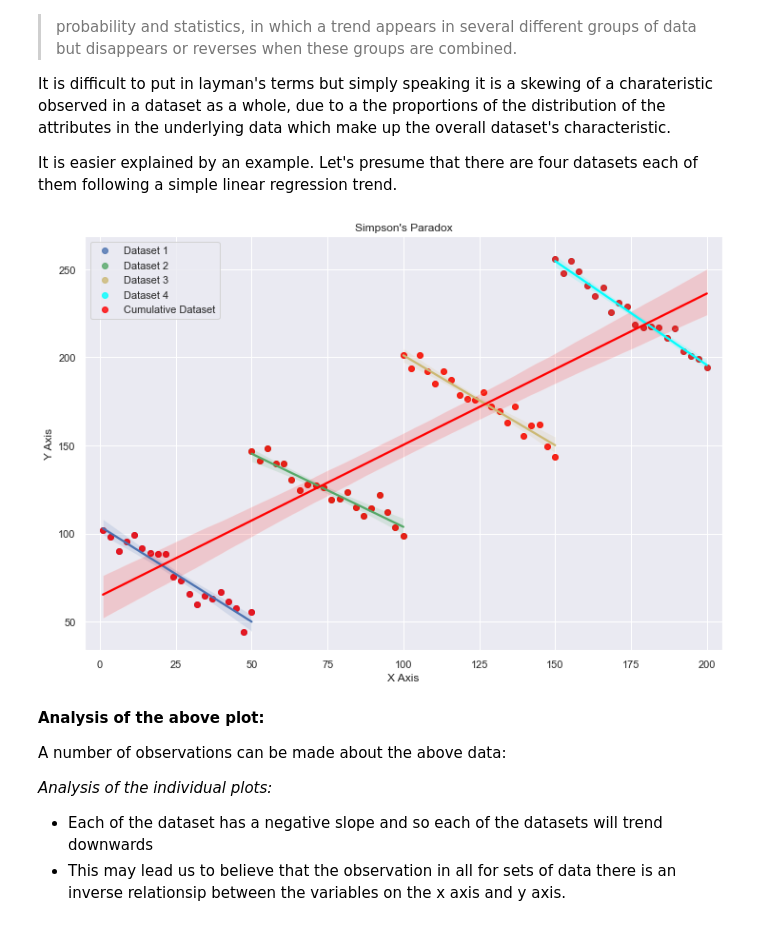
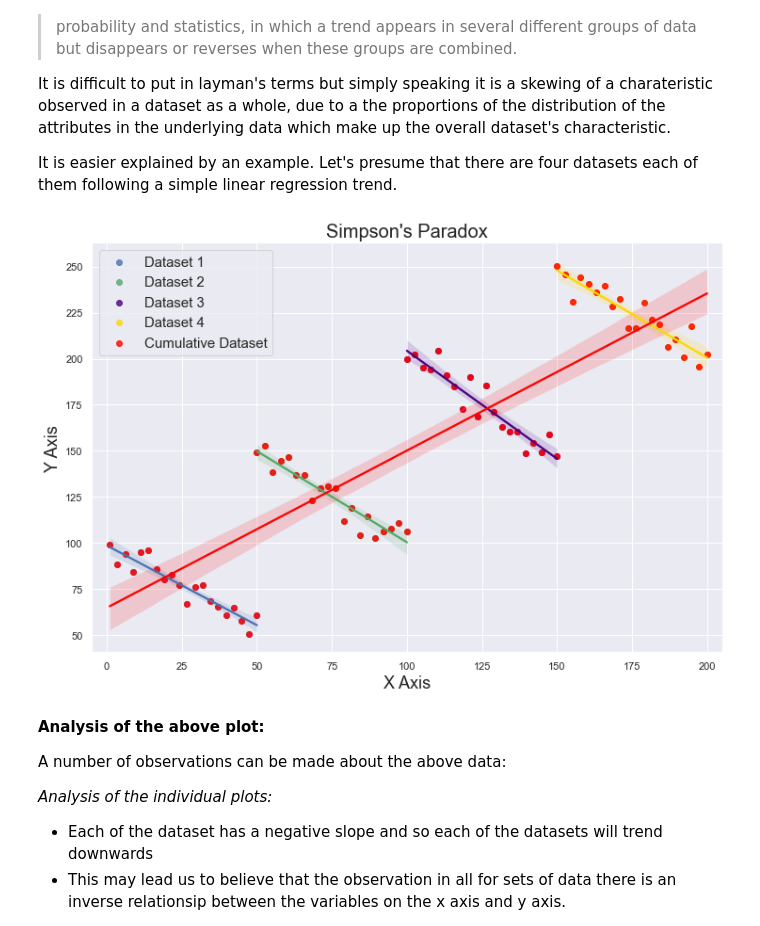
Before and after one commit to dssheldon/foda-tasks-sds, a Jupyter notebook: FoDA - Tasks 2020.ipynb, the cells around one changed output. Saved outputs shown, nothing was run; the diff lists cells and outputs as text; code cells hidden in the pictures.

Commit message:
Added minor modifications to the random noise code and formatted the plot size to make it more visible

```diff
--- a/FoDA - Tasks 2020.ipynb
+++ b/FoDA - Tasks 2020.ipynb
@@ -621,45 +621,44 @@ c3 = 300
 c4 = 400
 
 
 x1 = np.linspace(1, 50, num=20, endpoint=True) # generate x axis data - 20 numbers between the intervals specified
 x2 = np.linspace(50, 100, num=20, endpoint=True)
 x3 = np.linspace(100, 150, num=20, endpoint=True)
 x4 = np.linspace(150, 200, num=20, endpoint=True)
 
 
-y1 = (-m * x1 + c1) + 5*np.random.randn(20) # generate y axix by using linear euqation and add variation in the data by adding in random noise
+y1 = (-m * x1 + c1) + np.random.default_rng().normal(1,7, 20) # generate y axix by using linear euqation and add variation in the data by adding in random noise
 
-y2 = (-m * x2 + c2) + 5*np.random.randn(20)
+y2 = (-m * x2 + c2) + np.random.default_rng().normal(1,7, 20)
 
-y3 = (-m * x3 + c3) + 5*np.random.randn(20)
+y3 = (-m * x3 + c3) + np.random.default_rng().normal(1,7, 20)
 
-y4 = (-m * x4 + c4) + 5*np.random.randn(20)
+y4 = (-m * x4 + c4) + np.random.default_rng().normal(1,7, 20)
 
 
 x_cum = np.concatenate((x1, x2,  x3,  x4)) # accumulated the x data
 y_cum = np.concatenate((y1,  y2,  y3,  y4))
 
 sns.set(rc={'figure.figsize':(12,8)}) #https://stackoverflow.com/questions/31594549/how-do-i-change-the-figure-size-for-a-seaborn-plot
 
 sns.regplot(x1, y1, color='b', label='Dataset 1') #plotted the x and y data using a regression plot in seaborn
 sns.regplot(x2, y2, color='g', label='Dataset 2')
-sns.regplot(x3, y3, color='y', label='Dataset 3')
-sns.regplot(x4, y4, color='cyan', label='Dataset 4')
+sns.regplot(x3, y3, color='indigo', label='Dataset 3')
+sns.regplot(x4, y4, color='gold', label='Dataset 4')
 
 sns.regplot(x_cum, y_cum, color='red', label='Cumulative Dataset')
 
-plt.title("Simpson's Paradox")
-plt.xlabel('X Axis')
-plt.ylabel('Y Axis')
-plt.legend()
-#plt.tight_layout()
+plt.title("Simpson's Paradox", fontsize=20)
+plt.xlabel('X Axis', fontsize=18)
+plt.ylabel('Y Axis', fontsize=18)
+plt.legend(fontsize=15)
 
 plt.xlim(-5, 205)
 
 
 plt.show()
 # %% [output]
-[figure, old version]
+[figure, new version]
 # %% [markdown]
 **Analysis of the above plot:**
 
```
